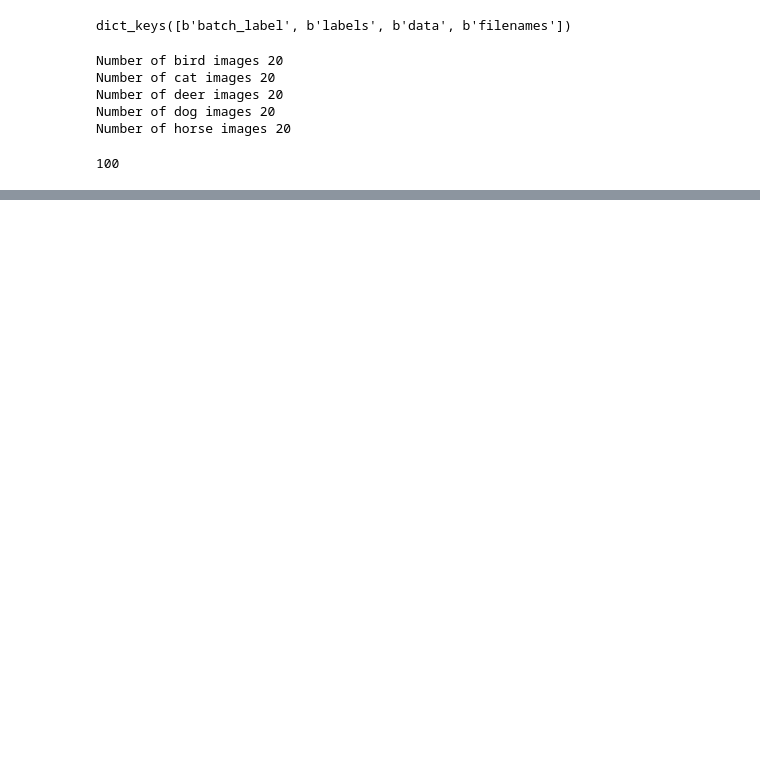
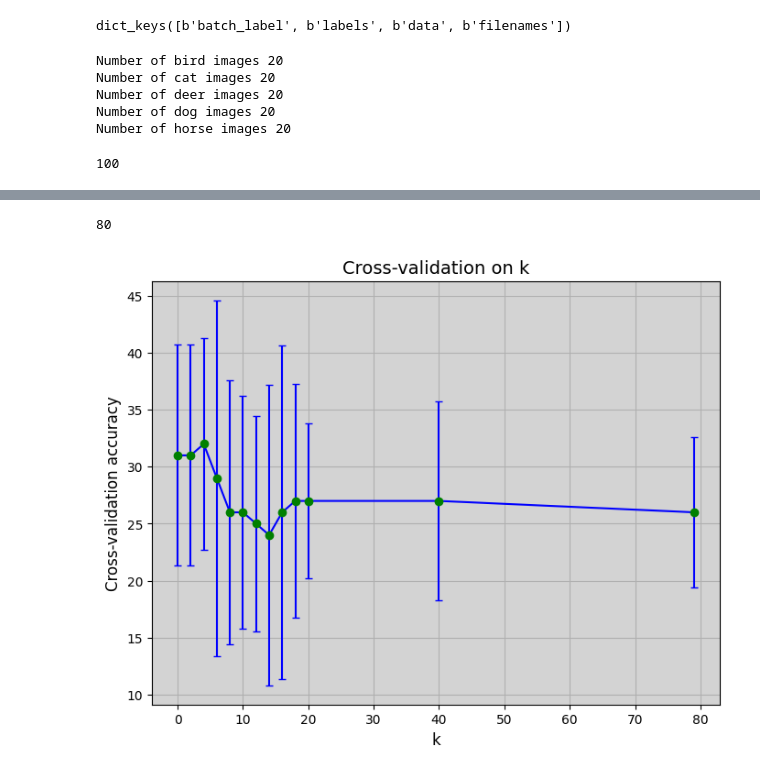
Before and after one commit to Atik471/CVPR, a Jupyter notebook: KNN_with_5_fold_cross_validation.ipynb, the cells around one changed output, grey strips where cells are left out. Drawn from its saved outputs; the diff is of its cells as text; code cells hidden in the pictures; blank space fills up the shorter version.

Commit message:
plotted k vs cross validation accuracy graph

```diff
--- a/KNN_with_5_fold_cross_validation.ipynb
+++ b/KNN_with_5_fold_cross_validation.ipynb
@@ -96,0 +175,51 @@ print(len(img_dataset))
+# %%
+# calculate accuracy for 5-folds
+
+acc = []
+dist = []
+
+for k in range(1, 81):
+  acc_fold = []
+  for fold in range(1, 6):
+    x_test, x_train, y_test, y_train = split_data(dataset=img_dataset, crossfold=fold)
+    dist = calcManhattanDistance(x_test=x_test, x_train=x_train, y_train=y_train)
+    acc_fold.append(accuracy(dist=dist, y_train=y_train, k=k))
+
+  acc.append(acc_fold)
+
+print(len(acc))
+# %% [output]
+80
+# %%
+import matplotlib.pyplot as plt
+import numpy as np
+
+# Simulated data for illustration
+k_values = [0, 2, 4, 6, 8, 10, 12, 14, 16, 18, 20, 40, 79]
+acc = np.array(acc)
+
+mean_accuracy = []
+std_accuracy = []
+
+for k_index in range(len(k_values)):
+    mean = np.mean(acc[k_index])
+    std = np.std(acc[k_index])
+    mean_accuracy.append(mean)
+    std_accuracy.append(std)
+
+# Plot the data
+plt.figure(figsize=(8, 6))
+plt.errorbar(k_values, mean_accuracy, yerr=std_accuracy, fmt='o', color='green', ecolor='blue', capsize=3)
+
+# Connect the data points with a line
+plt.plot(k_values, mean_accuracy, color='blue')
+
+# Add labels and title
+plt.title("Cross-validation on k", fontsize=14)
+plt.xlabel("k", fontsize=12)
+plt.ylabel("Cross-validation accuracy", fontsize=12)
+plt.grid(True)
+plt.gca().set_facecolor('lightgray')  # Background color
+plt.show()
+# %% [output]
+[figure, added]
```
Also changed, not shown: parts of 6 cells of this notebook.
